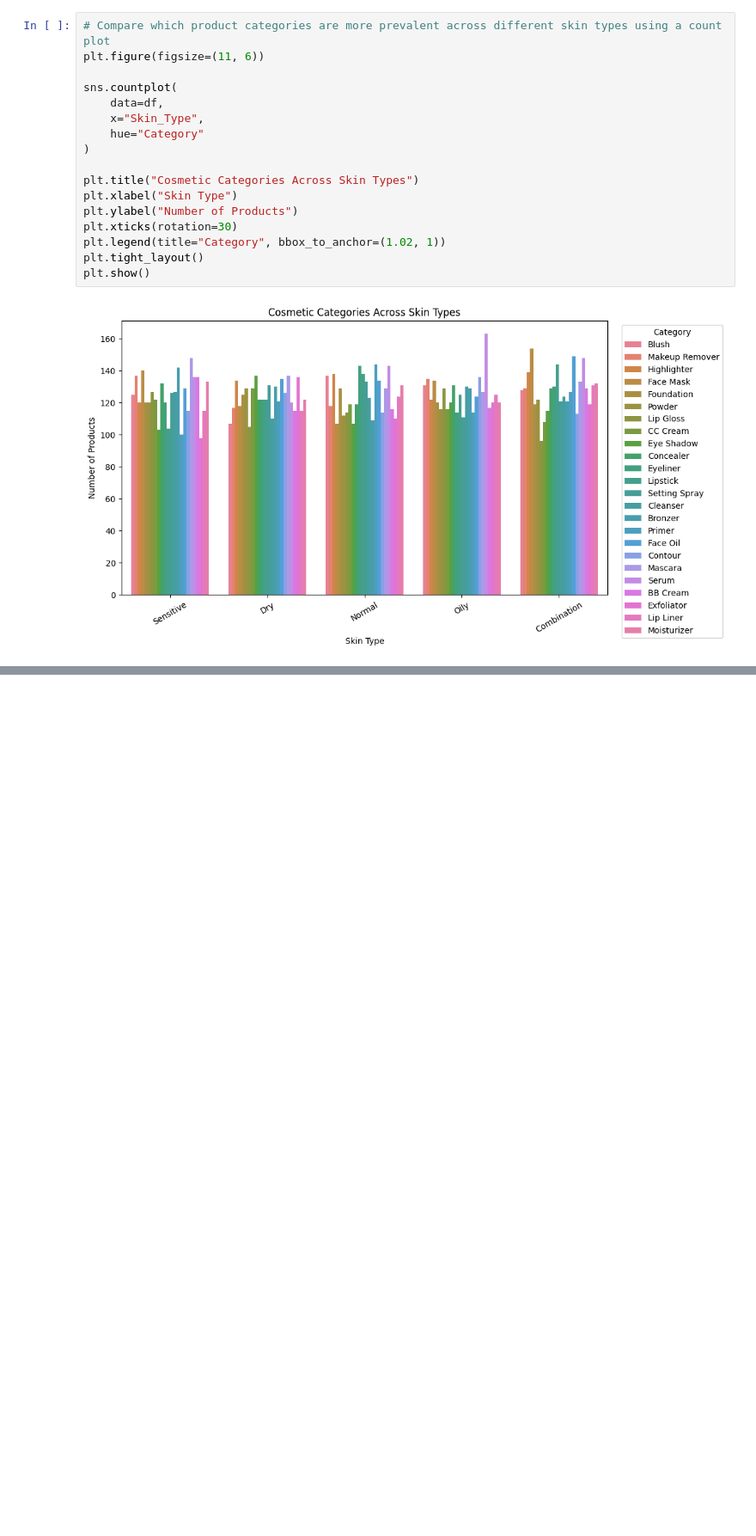
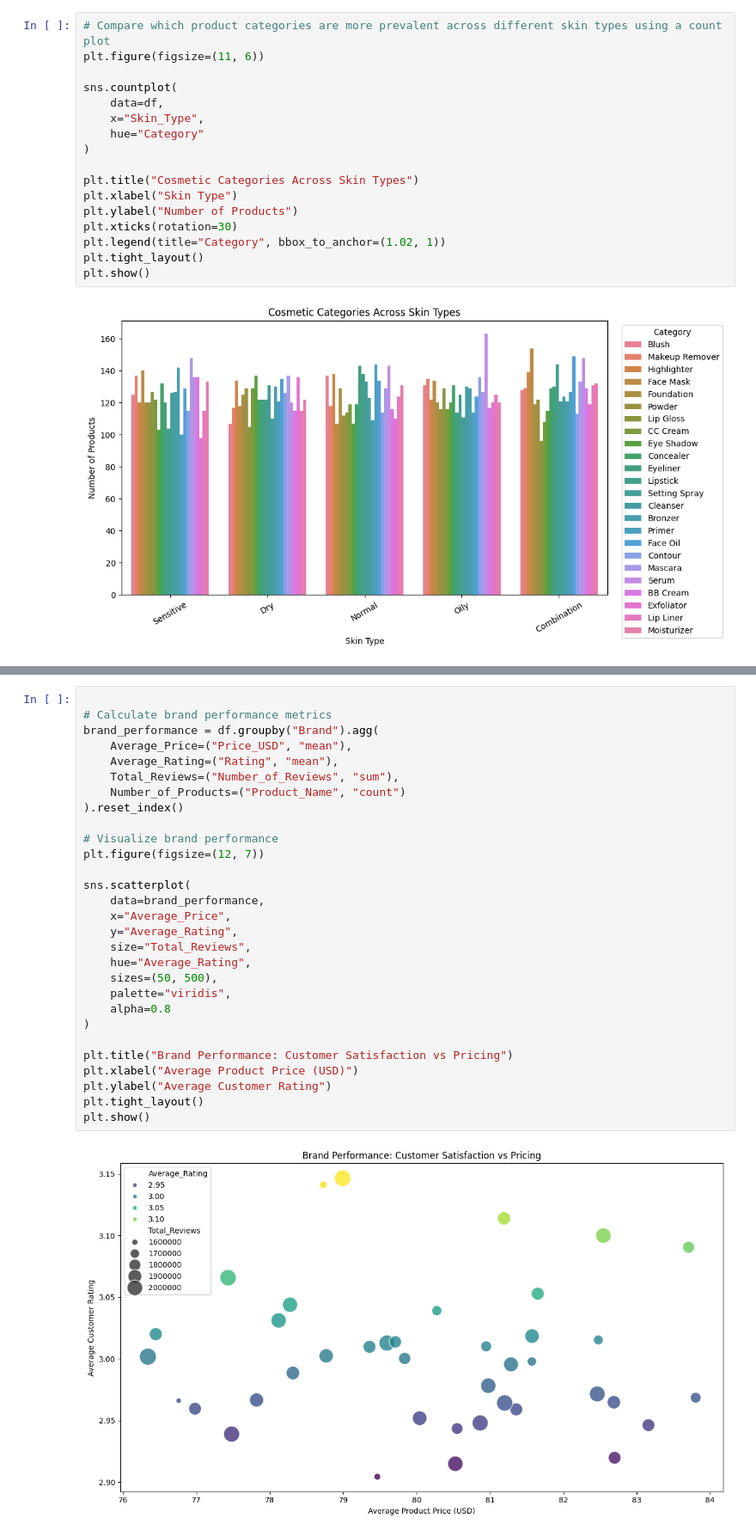
Before and after one commit to Queenmunyere/Skin-Care-App, a Jupyter notebook: Beauty Skin Care.ipynb, the cells around one changed output, grey strips where cells are left out. Shown at 86% size. Saved outputs shown, nothing was run; the diff lists cells and outputs as text; blank space fills up the shorter version.

```diff
--- a/Beauty Skin Care.ipynb
+++ b/Beauty Skin Care.ipynb
@@ -178,0 +233,31 @@ plt.show()
+# %%
+
+# Calculate brand performance metrics
+brand_performance = df.groupby("Brand").agg(
+    Average_Price=("Price_USD", "mean"),
+    Average_Rating=("Rating", "mean"),
+    Total_Reviews=("Number_of_Reviews", "sum"),
+    Number_of_Products=("Product_Name", "count")
+).reset_index()
+
+# Visualize brand performance
+plt.figure(figsize=(12, 7))
+
+sns.scatterplot(
+    data=brand_performance,
+    x="Average_Price",
+    y="Average_Rating",
+    size="Total_Reviews",
+    hue="Average_Rating",
+    sizes=(50, 500),
+    palette="viridis",
+    alpha=0.8
+)
+
+plt.title("Brand Performance: Customer Satisfaction vs Pricing")
+plt.xlabel("Average Product Price (USD)")
+plt.ylabel("Average Customer Rating")
+plt.tight_layout()
+plt.show()
+# %% [output]
+[figure, added]
```
Also changed, not shown: parts of 7 cells of this notebook.
